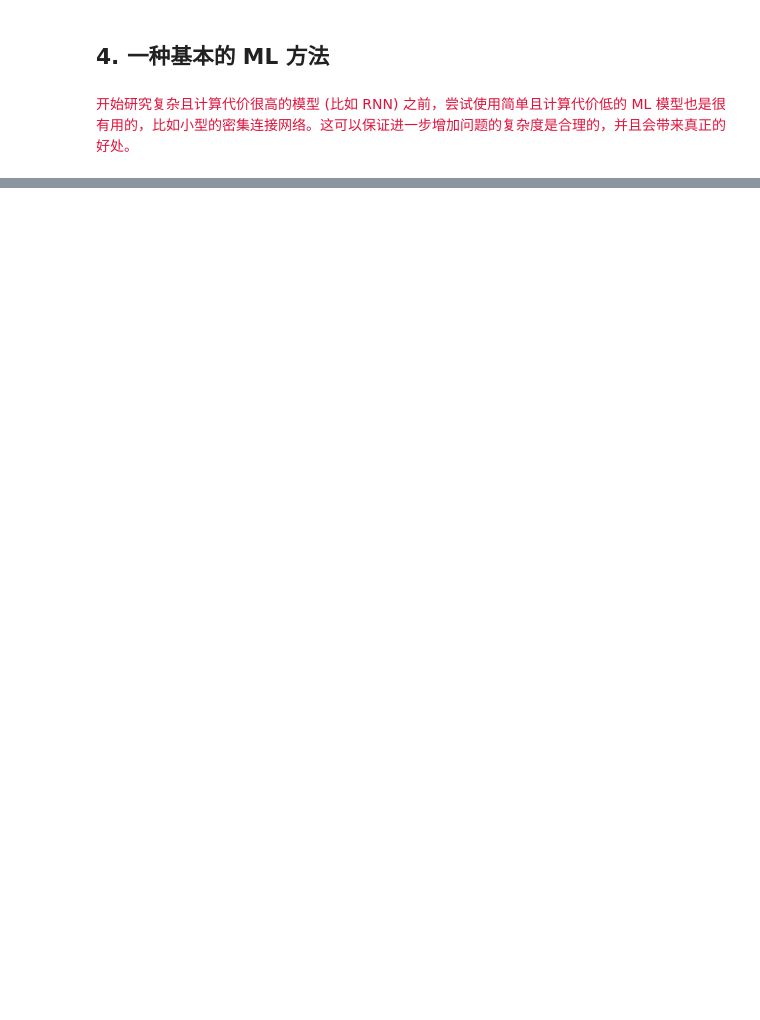
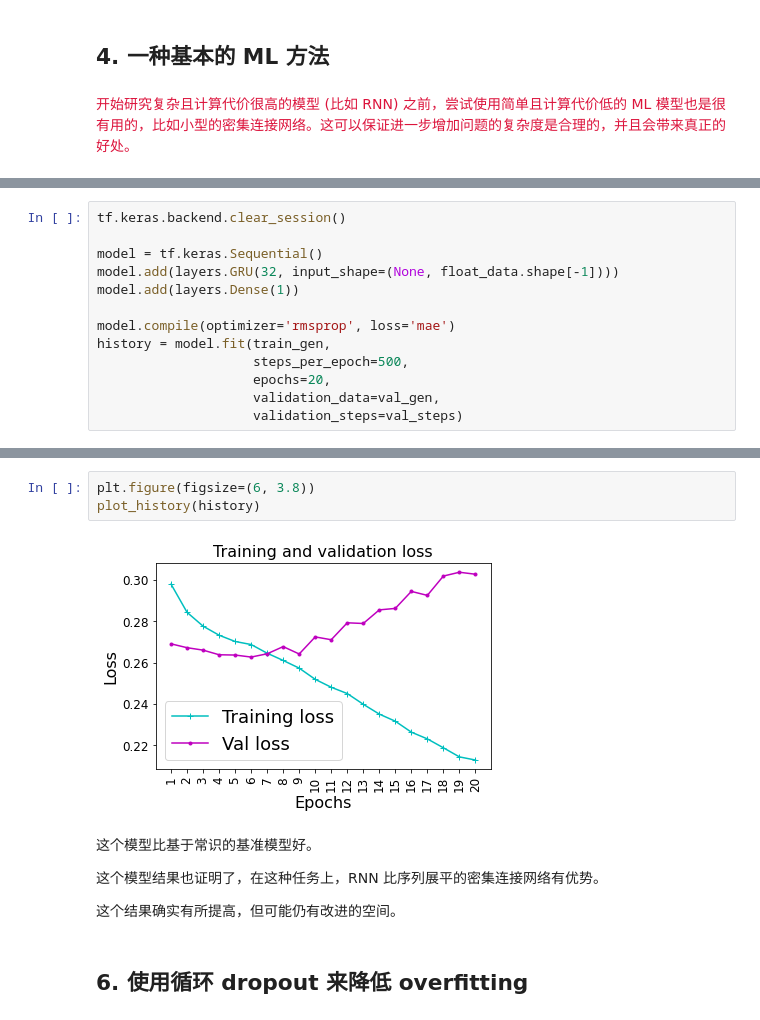
Before and after one commit to libingallin/deep-learning-with-python-1st-edition, a Jupyter notebook: chap06-3-advanced-usage-of-rnn.ipynb, the cells around one changed output, grey strips where cells are left out. Cells and saved outputs as stored; diff of their text form; blank space fills up the shorter version.

```diff
--- a/chap06-3-advanced-usage-of-rnn.ipynb
+++ b/chap06-3-advanced-usage-of-rnn.ipynb
@@ -270,0 +347,13 @@ evaluate_naive_method()
+# %%
+tf.keras.backend.clear_session()
+
+model = tf.keras.Sequential()
+model.add(layers.GRU(32, input_shape=(None, float_data.shape[-1])))
+model.add(layers.Dense(1))
+
+model.compile(optimizer='rmsprop', loss='mae')
+history = model.fit(train_gen,
+                    steps_per_epoch=500,
+                    epochs=20,
+                    validation_data=val_gen,
+                    validation_steps=val_steps)
@@ -270,0 +378,13 @@ evaluate_naive_method()
+# %%
+plt.figure(figsize=(6, 3.8))
+plot_history(history)
+# %% [output]
+[figure, added]
+# %% [markdown]
+这个模型比基于常识的基准模型好。
+
+这个模型结果也证明了，在这种任务上，RNN 比序列展平的密集连接网络有优势。
+
+这个结果确实有所提高，但可能仍有改进的空间。
+# %% [markdown]
+## 6. 使用循环 dropout 来降低 overfitting
```
Also changed, not shown: parts of 39 cells of this notebook.
